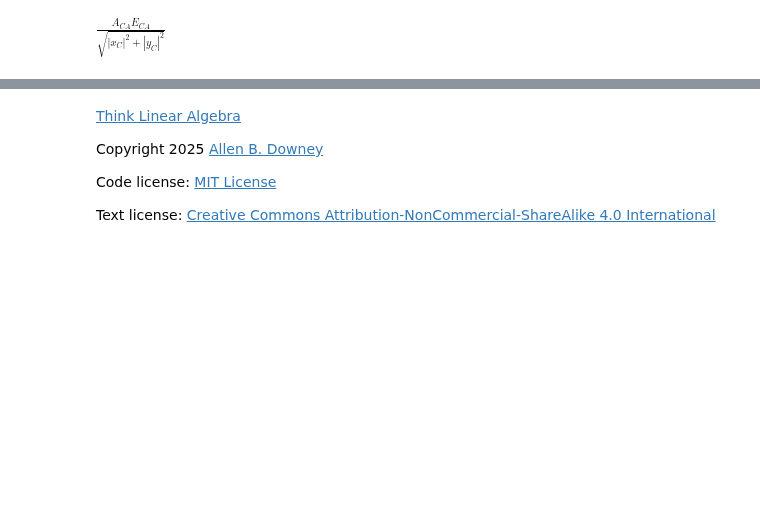
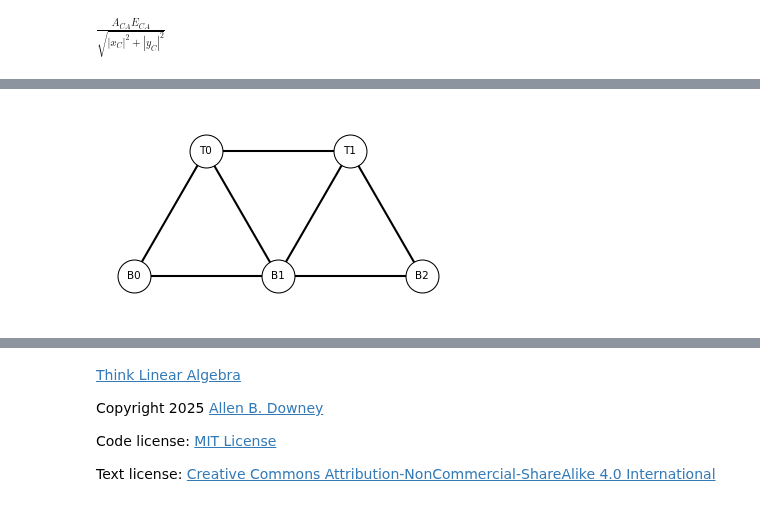
Before and after one commit to AllenDowney/ThinkLinearAlgebra, a Jupyter notebook: soln/truss.ipynb, the cells around one changed output, grey strips where cells are left out. Saved outputs shown, nothing was run; the diff lists cells and outputs as text; code cells hidden in the pictures; blank space fills up the shorter version.

```diff
--- a/soln/truss.ipynb
+++ b/soln/truss.ipynb
@@ -83,0 +104,20 @@ $\displaystyle \left[\begin{matrix}\frac{A_{CA} E_{CA} x_{C} \left(- \frac{u_{x}
+# %%
+# --- Numerical parameters (Pint quantities) ---
+params = {
+    'L': 15.0 * ureg.cm,
+    'x_C': 15.0 / 2 * ureg.cm,
+    'y_C': np.sqrt(3) * 15.0 / 2 * ureg.cm,
+    'A_CA': 1.0 * ureg.cm * 0.2 * ureg.cm,
+    'A_CB': 1.0 * ureg.cm * 0.2 * ureg.cm,
+    'E_CA': 3.0e9 * ureg.Pa,
+    'E_CB': 3.1e9 * ureg.Pa,
+    'F': 9.8 * ureg.newton,
+}
+
+# --- Helper: map symbols to numerical values ---
+def make_subs(symbols, quantities):
+    return {sym: quantities[sym.name].to_base_units().magnitude for sym in symbols}
+
+symbols_to_sub = [L, x_C, y_C, A_CA, A_CB, E_CA, E_CB, F]
+subs = make_subs(symbols_to_sub, params)
+subs
@@ -124,0 +192,7 @@ u_y = -0.0163333333333333 mm
+# %%
+G = nx.Graph()
+add_n_triangle_truss(G, N=2)
+
+# Display node positions
+for node, data in G.nodes(data=True):
+    display(data['pos'])
@@ -124,0 +205,18 @@ u_y = -0.0163333333333333 mm
+# %%
+def draw_truss(G, subs):
+    pos = {}
+    for node, data in G.nodes(data=True):
+        p = data['pos'].subs(subs).evalf()
+        pos[node] = [float(x) for x in p]
+
+    nx.draw_networkx_edges(G, pos, width=2)
+    nx.draw_networkx_nodes(G, pos, node_size=1000, node_color='white', edgecolors='black')
+    nx.draw_networkx_labels(G, pos, font_size=10)
+
+    plt.axis('equal')
+    plt.axis('off')
+    plt.show()
+# %%
+draw_truss(G, {L:1})
+# %% [output]
+[figure, added]
```
Also changed, not shown: parts of 27 cells of this notebook, 5 other files.
